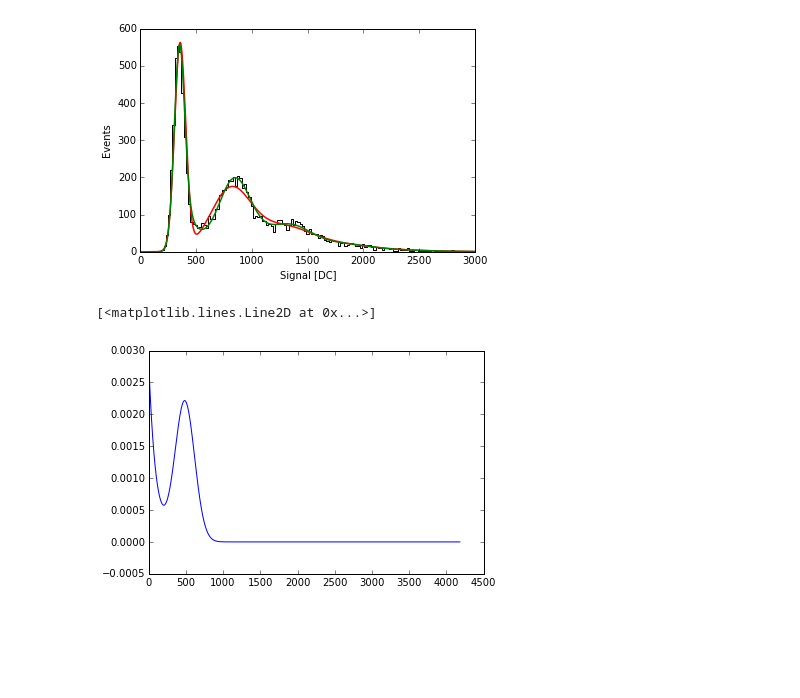
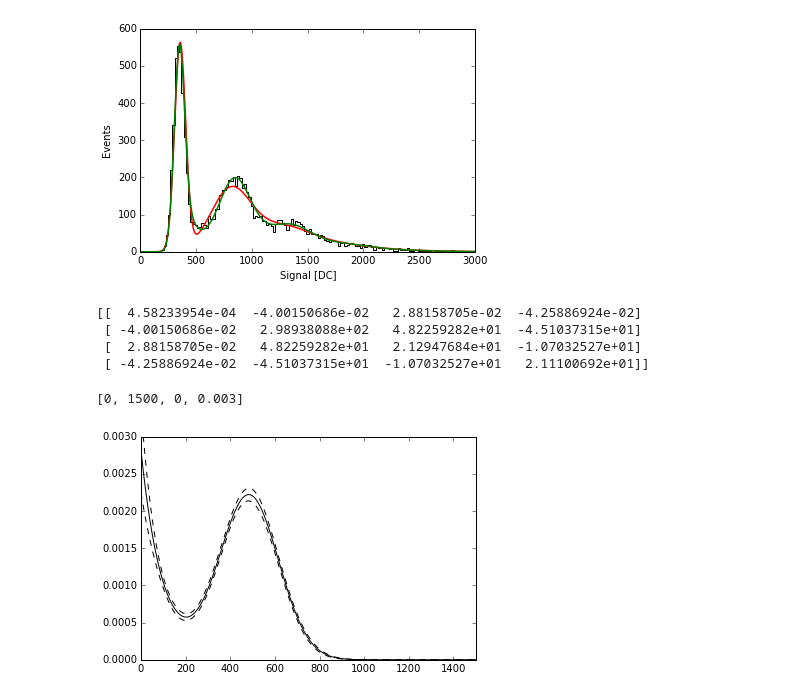
Before and after one commit to llr-cta/calin, a Jupyter notebook: unit_tests/python/notebooks/test two component SES model.ipynb, the cells around one changed output. Cells and saved outputs as stored; diff of their text form; code cells hidden in the pictures; blank space fills up the shorter version.

Commit message:
Add plot of error band

```diff
--- a/unit_tests/python/notebooks/test two component SES model.ipynb
+++ b/unit_tests/python/notebooks/test two component SES model.ipynb
@@ -84,13 +84,25 @@ axis([0,3000,0,600])
 gcf().savefig('../../../mybuild/spe_two_cpt.pdf')
 # %% [output]
 [figure]
+# %%
+err_mat_ses = mes_model_two_cpt.extract_ses_hessian_values(err_mat_two_cpt)
+print(err_mat_ses)
+# %% [output]
+[[  4.58233954e-04  -4.00150686e-02   2.88158705e-02  -4.25886924e-02]
+ [ -4.00150686e-02   2.98938088e+02   4.82259282e+01  -4.51037315e+01]
+ [  2.88158705e-02   4.82259282e+01   2.12947684e+01  -1.07032527e+01]
+ [ -4.25886924e-02  -4.51037315e+01  -1.07032527e+01   2.11100692e+01]]
 # %%
 ses_y = asarray(mes_model_two_cpt.n_electron_spectrum(1));
 ses_x = ses_y*0;
 ses_dy = ses_y*0;
 for i in range(0,len(ses_y)):
     ses_x[i] = mes_model_two_cpt.ses_x(i)
-plot(ses_x, ses_y)
+    val, grad = ses_two_cpt.value_and_parameter_gradient_1d(ses_x[i])
+    grad = reshape(grad,(4,1))
+    ses_dy[i] = sqrt(grad.transpose()*matrix(err_mat_ses)*grad)
+plot(ses_x, ses_y, 'k', ses_x, ses_y+ses_dy,'k--',ses_y-ses_dy,'k--')
+axis([0,1500,0,0.003])
 # %% [output]
-[<matplotlib.lines.Line2D at 0x...>]
+[0, 1500, 0, 0.003]
-[figure, old version]
+[figure, new version]
```
Also changed, not shown: parts of 5 cells of this notebook.
